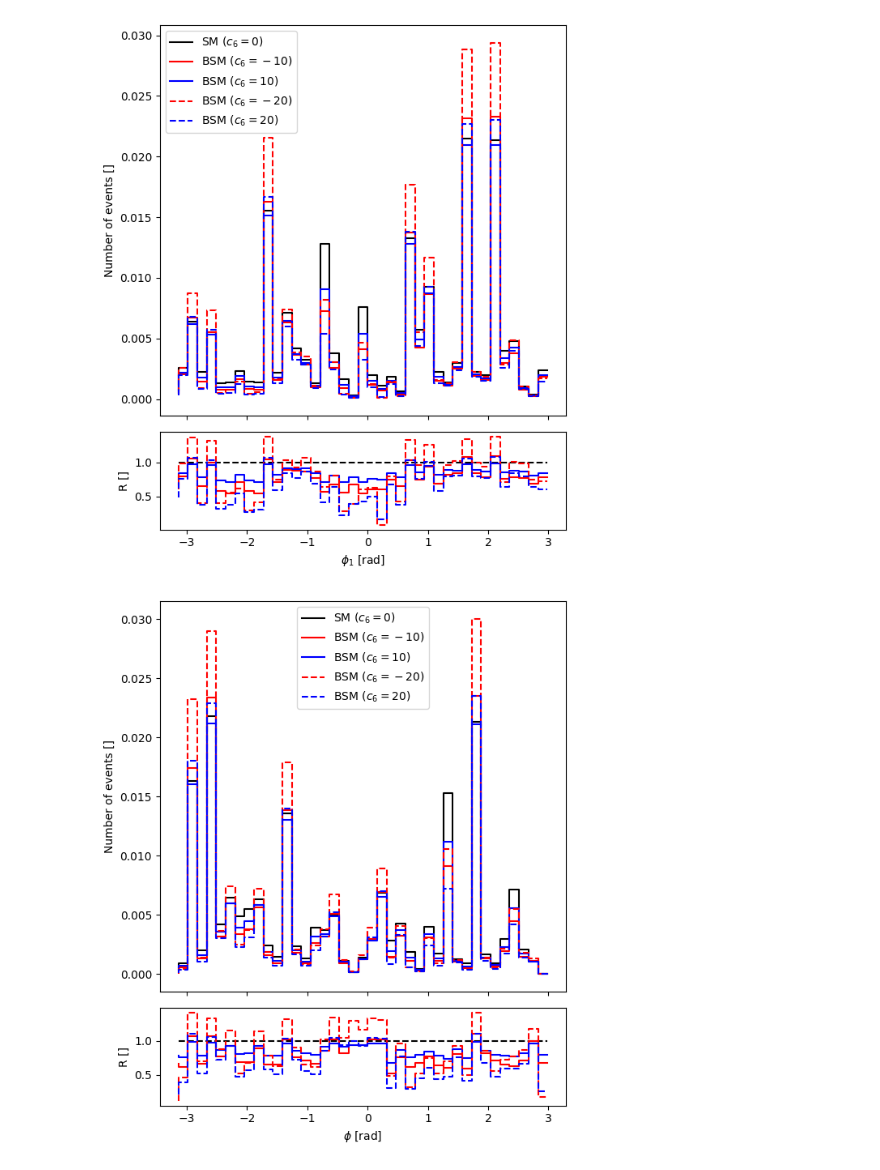
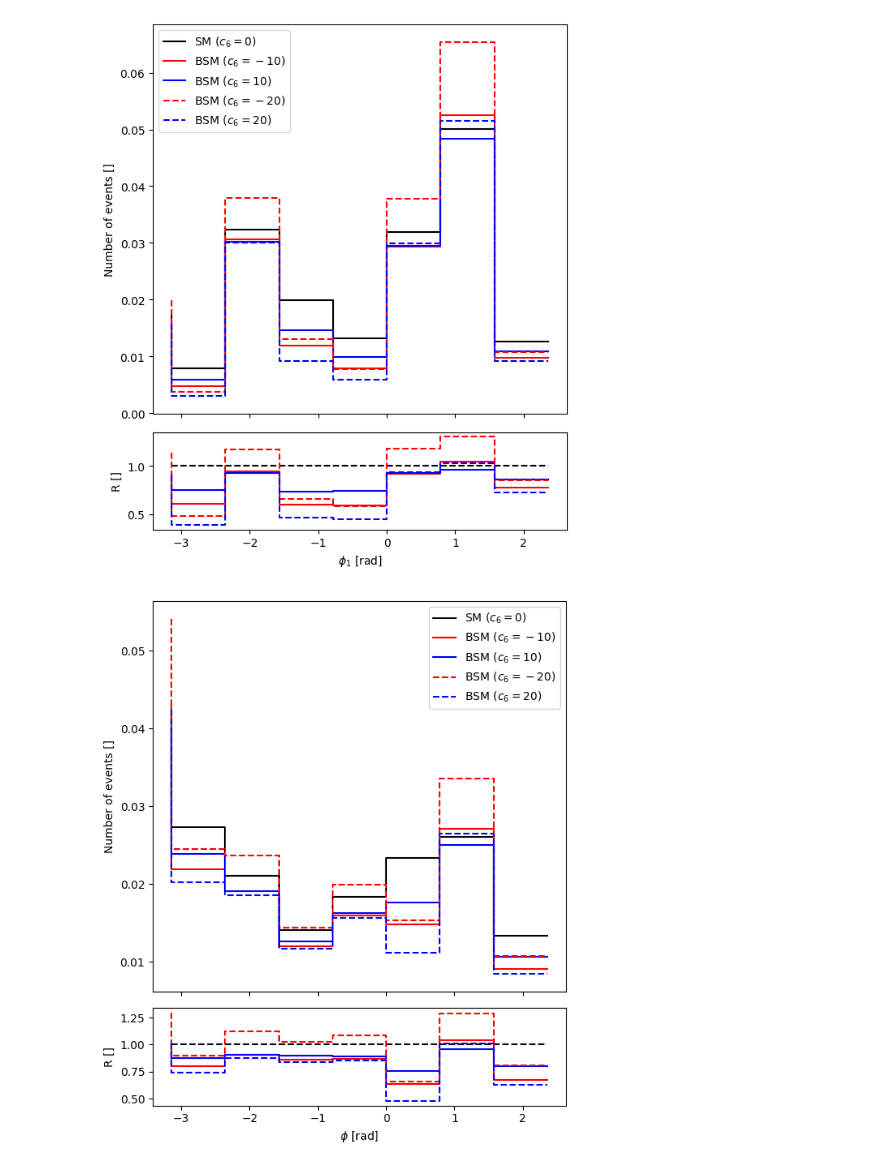
Before and after one commit to taehyounpark/higgs-offshell-interpretation, a Jupyter notebook: plot-angles.ipynb, the cells around one changed output. Saved outputs shown, nothing was run; the diff lists cells and outputs as text; code cells hidden in the pictures.

```diff
--- a/plot-angles.ipynb
+++ b/plot-angles.ipynb
@@ -9,9 +9,9 @@ import matplotlib.pyplot as plt
 SAMPLE_DIR = '..'
 # %%
 sample = gghzz.Process(
-    (1.4783394, SAMPLE_DIR + '/ggZZ2e2m_all_new.csv', 333),
-    (0.47412769, SAMPLE_DIR + '/ggZZ4e_all_new.csv', 333),
-    (0.47412769, SAMPLE_DIR + '/ggZZ4m_all_new.csv', 333)
+    (1.4783394, SAMPLE_DIR + '/ggZZ2e2m_all_new.csv', 100000),
+    (0.47412769, SAMPLE_DIR + '/ggZZ4e_all_new.csv', 100000),
+    (0.47412769, SAMPLE_DIR + '/ggZZ4m_all_new.csv', 100000)
 )
 # %%
 z_chooser = zpair.ZPairChooser(bounds1=(50,115), bounds2=(50,115), algorithm='leastsquare')
@@ -147,11 +153,13 @@ plt.show()
 # %%
 phi1 = kinematics[:,3]
 
-hist, bins = np.histogram(phi1, bins=8, range=(-np.pi,np.pi), weights=sample[msq.Component.SIG].weights)
-hist1, bins1 = np.histogram(phi1, bins=8, range=(-np.pi,np.pi), weights=c6_weights.T[1])
-hist2, bins2 = np.histogram(phi1, bins=8, range=(-np.pi,np.pi), weights=c6_weights.T[2])
-hist3, bins3 = np.histogram(phi1, bins=8, range=(-np.pi,np.pi), weights=c6_weights.T[0])
-hist4, bins4 = np.histogram(phi1, bins=8, range=(-np.pi,np.pi), weights=c6_weights.T[3])
+BINS=50
+
+hist, bins = np.histogram(phi1, bins=BINS, range=(-np.pi,np.pi), weights=sample[msq.Component.SIG].weights)
+hist1, bins1 = np.histogram(phi1, bins=BINS, range=(-np.pi,np.pi), weights=c6_weights.T[1])
+hist2, bins2 = np.histogram(phi1, bins=BINS, range=(-np.pi,np.pi), weights=c6_weights.T[2])
+hist3, bins3 = np.histogram(phi1, bins=BINS, range=(-np.pi,np.pi), weights=c6_weights.T[0])
+hist4, bins4 = np.histogram(phi1, bins=BINS, range=(-np.pi,np.pi), weights=c6_weights.T[3])
 
 fig, (ax1, ax2) = plt.subplots(2,1, gridspec_kw={'height_ratios': [4, 1]}, figsize=(6,7))
 
@@ -184,45 +192,47 @@ fig.tight_layout()
 
 plt.show()
 # %% [output]
-[figure, old version]
+[figure, new version]
 # %%
 phi = kinematics[:,4]
 
-hist, bins = np.histogram(phi, bins=8, range=(-np.pi,np.pi), weights=sample[msq.Component.SIG].weights)
-hist1, bins1 = np.histogram(phi, bins=8, range=(-np.pi,np.pi), weights=c6_weights.T[1])
-hist2, bins2 = np.histogram(phi, bins=8, range=(-np.pi,np.pi), weights=c6_weights.T[2])
-hist3, bins3 = np.histogram(phi, bins=8, range=(-np.pi,np.pi), weights=c6_weights.T[0])
-hist4, bins4 = np.histogram(phi, bins=8, range=(-np.pi,np.pi), weights=c6_weights.T[3])
+BINS=50
+
+hist, bins = np.histogram(phi, bins=BINS, range=(-np.pi,np.pi), weights=sample[msq.Component.SIG].weights)
+hist1, bins1 = np.histogram(phi, bins=BINS, range=(-np.pi,np.pi), weights=c6_weights.T[1])
+hist2, bins2 = np.histogram(phi, bins=BINS, range=(-np.pi,np.pi), weights=c6_weights.T[2])
+hist3, bins3 = np.histogram(phi, bins=BINS, range=(-np.pi,np.pi), weights=c6_weights.T[0])
+hist4, bins4 = np.histogram(phi, bins=BINS, range=(-np.pi,np.pi), weights=c6_weights.T[3])
 
 fig, (ax1, ax2) = plt.subplots(2,1, gridspec_kw={'height_ratios': [4, 1]}, figsize=(6,7))
 
 ax1.set_xticklabels([])
 
 ax1.step(bins[:-1], hist, color='k', label=u'SM ($c_6=0$)')
 ax1.step(bins[:-1], hist1, color='r', label=u'BSM ($c_6=-10$)')
 ax1.step(bins[:-1], hist2, color='b', label=u'BSM ($c_6=10$)')
 
 ax1.step(bins[:-1], hist3, color='r', linestyle='--', label=u'BSM ($c_6=-20$)')
 ax1.step(bins[:-1], hist4, color='b', linestyle='--', label=u'BSM ($c_6=20$)')
 
 ax1.set_ylabel('Number of events []')
 #ax1.set_yscale('log')
 
 ax1.legend()
 
 ax2.step(bins[:-1], hist/hist, color='k', linestyle='--', label=u'SM ($c_6=0$)')
 ax2.step(bins[:-1], hist1/hist, color='r', label=u'BSM ($c_6=-10$)')
 ax2.step(bins[:-1], hist2/hist, color='b', label=u'BSM ($c_6=10$)')
 
 ax2.step(bins[:-1], hist3/hist, color='r', linestyle='--', label=u'BSM ($c_6=-20$)')
 ax2.step(bins[:-1], hist4/hist, color='b', linestyle='--', label=u'BSM ($c_6=20$)')
 
 ax2.set_xlabel(u'$\phi$ [rad]')
 ax2.set_ylabel('R []')
 #ax2.set_ybound(0.99,1.02)
 
 fig.tight_layout()
 
 plt.show()
 # %% [output]
-[figure, old version]
+[figure, new version]
```
Also changed, not shown: parts of 3 cells of this notebook, 5 other files.
